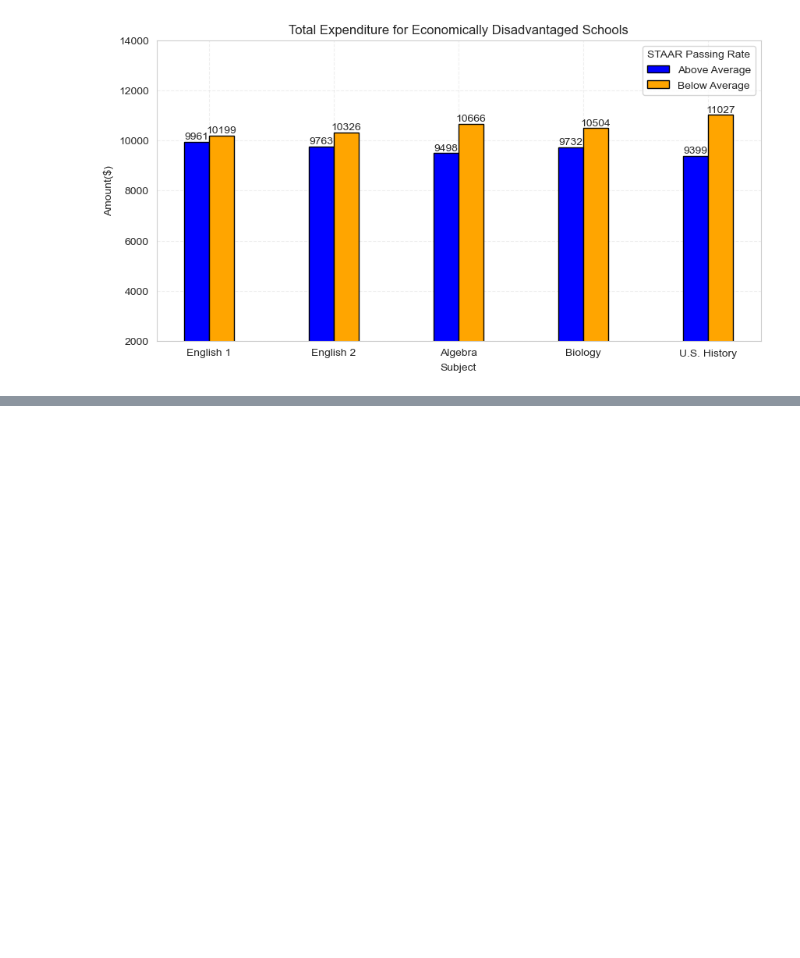
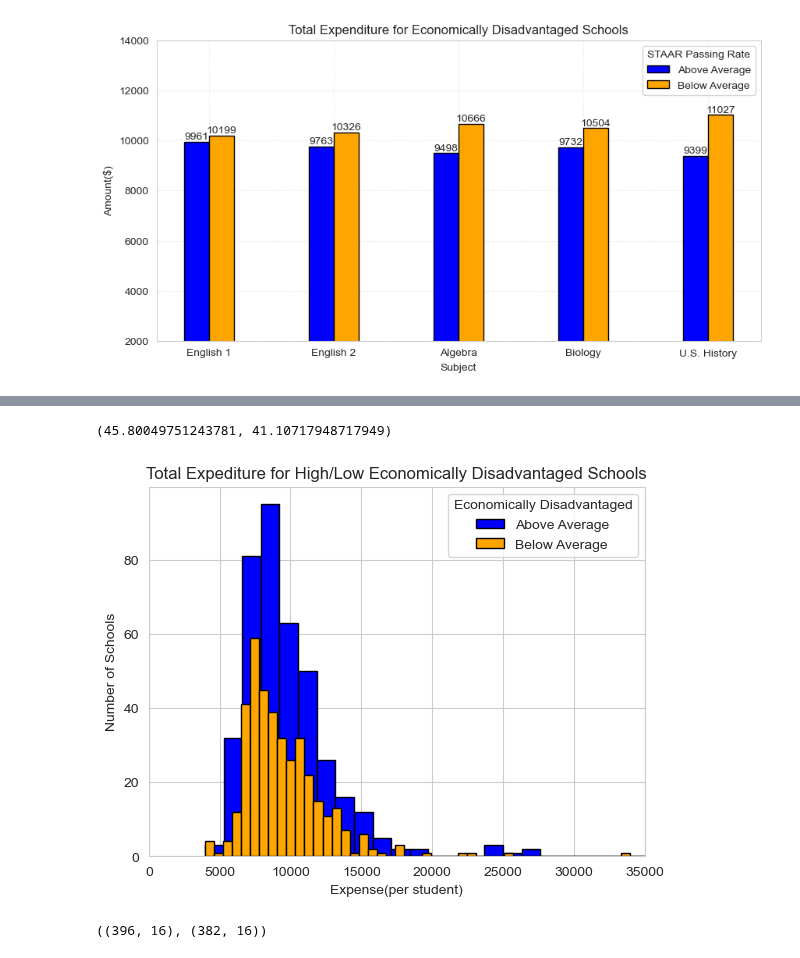
Before and after one commit to college-readiness-preds/capstone_readiness, a Jupyter notebook: carlo_folder/explore_notebook.ipynb, the cells around one changed output, grey strips where cells are left out. Cells and saved outputs as stored; diff of their text form; code cells hidden in the pictures; blank space fills up the shorter version.

```diff
--- a/carlo_folder/explore_notebook.ipynb
+++ b/carlo_folder/explore_notebook.ipynb
@@ -1151,0 +1244,32 @@ modeling_visual(df)
+# %%
+teacher_xp_above_avg_staar, teacher_xp_below_avg_staar
+# %% [output]
+(45.80049751243781, 41.10717948717949)
+# %%
+def expense_per_stu(df):
+
+
+    # Low/High Economically Disadvantaged
+    high = df[df['econdis'] > df['econdis'].mean()]
+    low = df[df['econdis'] < df['econdis'].mean()]
+
+
+    plt.hist(high.total_expend, bins=50, ec='black', color='blue')
+    plt.hist(low.total_expend, bins=50, ec='black', color='orange')
+    plt.xlim([0,35000])
+    classes = ['Above Average', 'Below Average']
+    plt.legend(labels=classes, title='Economically Disadvantaged')
+    plt.title('Total Expediture for High/Low Economically Disadvantaged Schools')
+    plt.xlabel('Expense(per student)')
+    plt.ylabel('Number of Schools')
+    plt.show()
+# %%
+expense_per_stu(train)
+# %% [output]
+[figure, added]
+# %%
+high = train[train['econdis'] > train['econdis'].mean()]
+low = train[train['econdis'] <= train['econdis'].mean()]
+high.shape, low.shape
+# %% [output]
+((396, 16), (382, 16))
```
Also changed, not shown: parts of 16 cells of this notebook.
